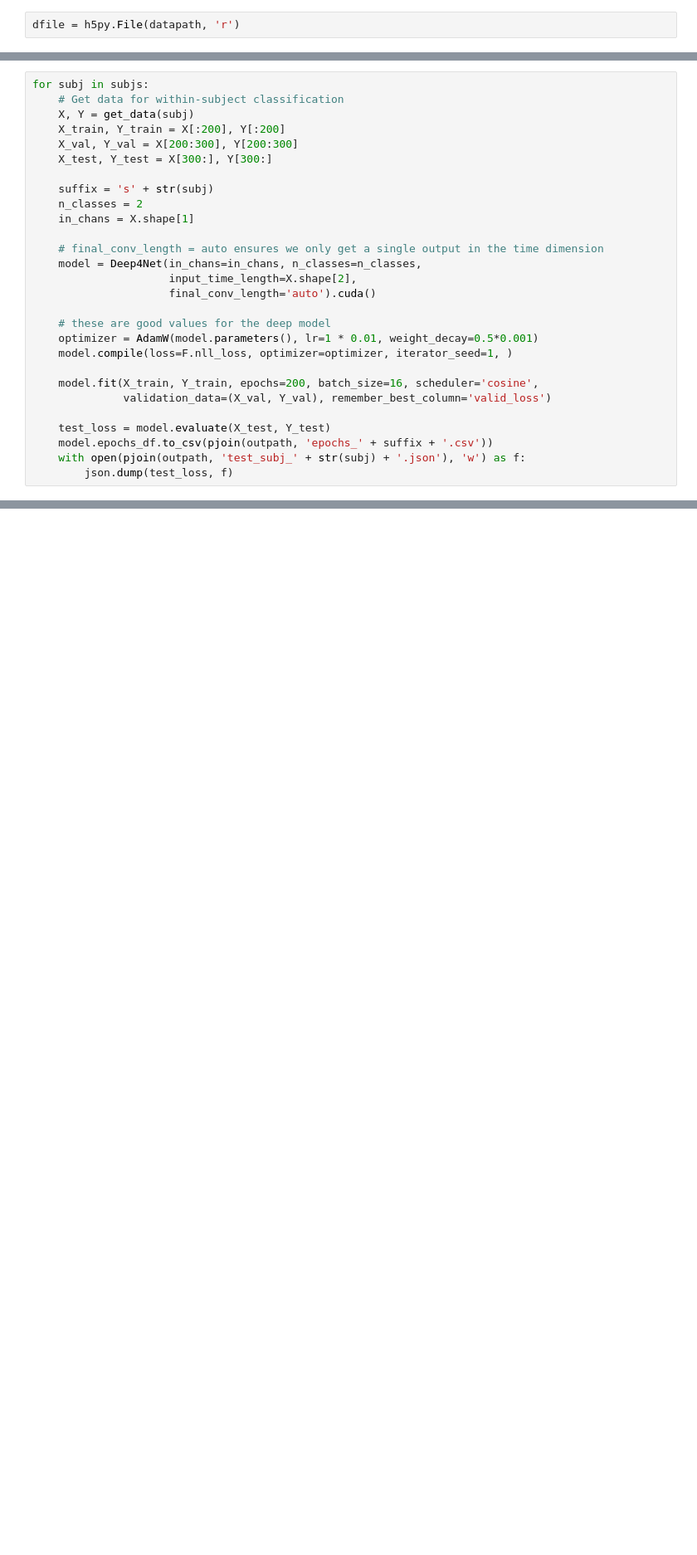
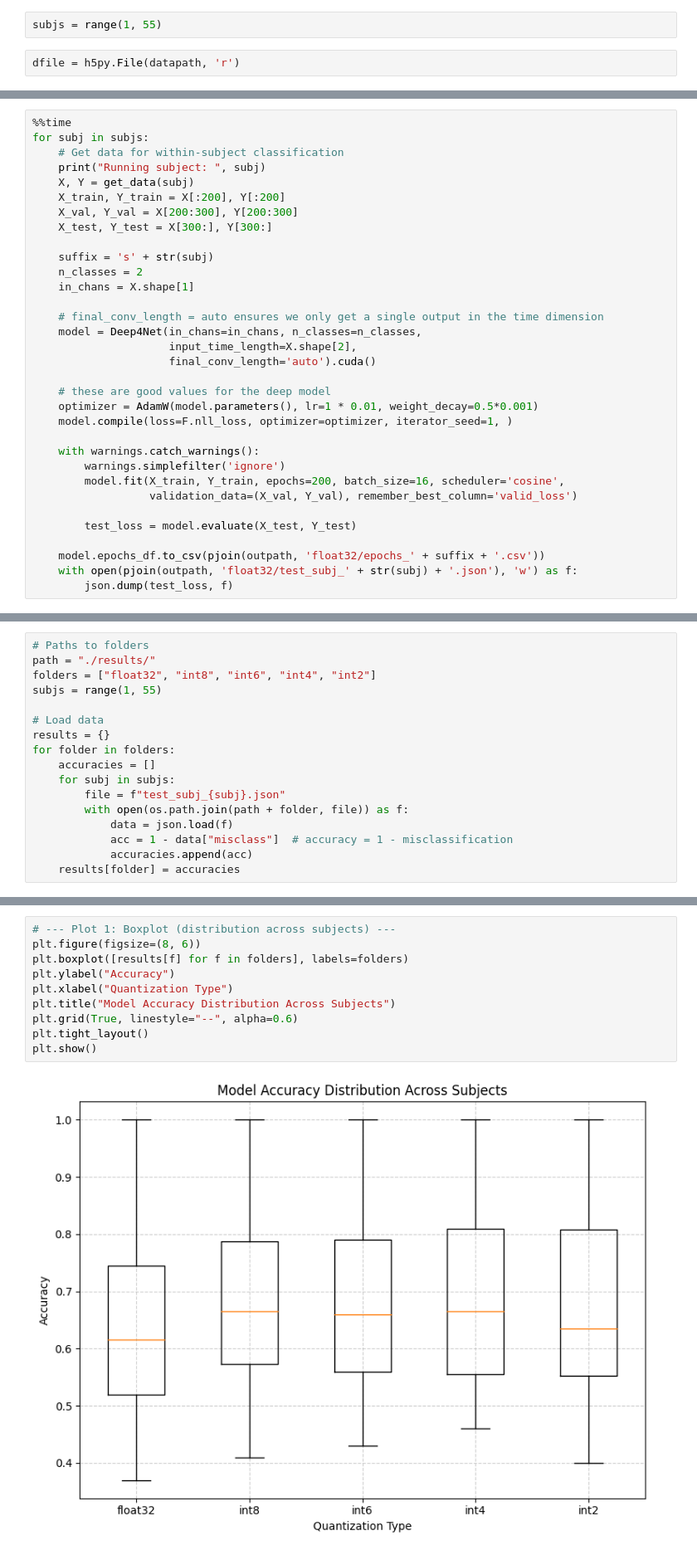
Before and after one commit to danielflood/fpga-eeg, a Jupyter notebook: notebooks/0-compare-accuracies.ipynb, the cells around one changed output, grey strips where cells are left out. Shown at 83% size. Cells and saved outputs as stored; diff of their text form; blank space fills up the shorter version.

Commit message:
Completed accuracy comparison

```diff
--- a/notebooks/0-compare-accuracies.ipynb
+++ b/notebooks/0-compare-accuracies.ipynb
@@ -17,4 +20,6 @@ set_random_seeds(seed=20200205, cuda=False)
 n_classes = 2
+# %%
+subjs = range(1, 55)
 # %%
 dfile = h5py.File(datapath, 'r')
 # %%
@@ -57,6 +31,8 @@ print(test_loss)
 # %%
+%%time
 for subj in subjs:
     # Get data for within-subject classification
+    print("Running subject: ", subj)
     X, Y = get_data(subj)
     X_train, Y_train = X[:200], Y[:200]
     X_val, Y_val = X[200:300], Y[200:300]
@@ -75,10 +51,13 @@ for subj in subjs:
     optimizer = AdamW(model.parameters(), lr=1 * 0.01, weight_decay=0.5*0.001)
     model.compile(loss=F.nll_loss, optimizer=optimizer, iterator_seed=1, )
 
-    model.fit(X_train, Y_train, epochs=200, batch_size=16, scheduler='cosine',
-              validation_data=(X_val, Y_val), remember_best_column='valid_loss')
+    with warnings.catch_warnings():
+        warnings.simplefilter('ignore')
+        model.fit(X_train, Y_train, epochs=200, batch_size=16, scheduler='cosine',
+                  validation_data=(X_val, Y_val), remember_best_column='valid_loss')
 
-    test_loss = model.evaluate(X_test, Y_test)
-    model.epochs_df.to_csv(pjoin(outpath, 'epochs_' + suffix + '.csv'))
-    with open(pjoin(outpath, 'test_subj_' + str(subj) + '.json'), 'w') as f:
+        test_loss = model.evaluate(X_test, Y_test)
+
+    model.epochs_df.to_csv(pjoin(outpath, 'float32/epochs_' + suffix + '.csv'))
+    with open(pjoin(outpath, 'float32/test_subj_' + str(subj) + '.json'), 'w') as f:
         json.dump(test_loss, f)
@@ -86,0 +295,17 @@ for subj in subjs:
+# %%
+# Paths to folders
+path = "./results/"
+folders = ["float32", "int8", "int6", "int4", "int2"]
+subjs = range(1, 55)
+
+# Load data
+results = {}
+for folder in folders:
+    accuracies = []
+    for subj in subjs:
+        file = f"test_subj_{subj}.json"
+        with open(os.path.join(path + folder, file)) as f:
+            data = json.load(f)
+            acc = 1 - data["misclass"]  # accuracy = 1 - misclassification
+            accuracies.append(acc)
+    results[folder] = accuracies
@@ -86,0 +333,12 @@ for subj in subjs:
+# %%
+# --- Plot 1: Boxplot (distribution across subjects) ---
+plt.figure(figsize=(8, 6))
+plt.boxplot([results[f] for f in folders], labels=folders)
+plt.ylabel("Accuracy")
+plt.xlabel("Quantization Type")
+plt.title("Model Accuracy Distribution Across Subjects")
+plt.grid(True, linestyle="--", alpha=0.6)
+plt.tight_layout()
+plt.show()
+# %% [output]
+[figure, added]
```
Also changed, not shown: parts of 15 cells of this notebook, 2 other files.
